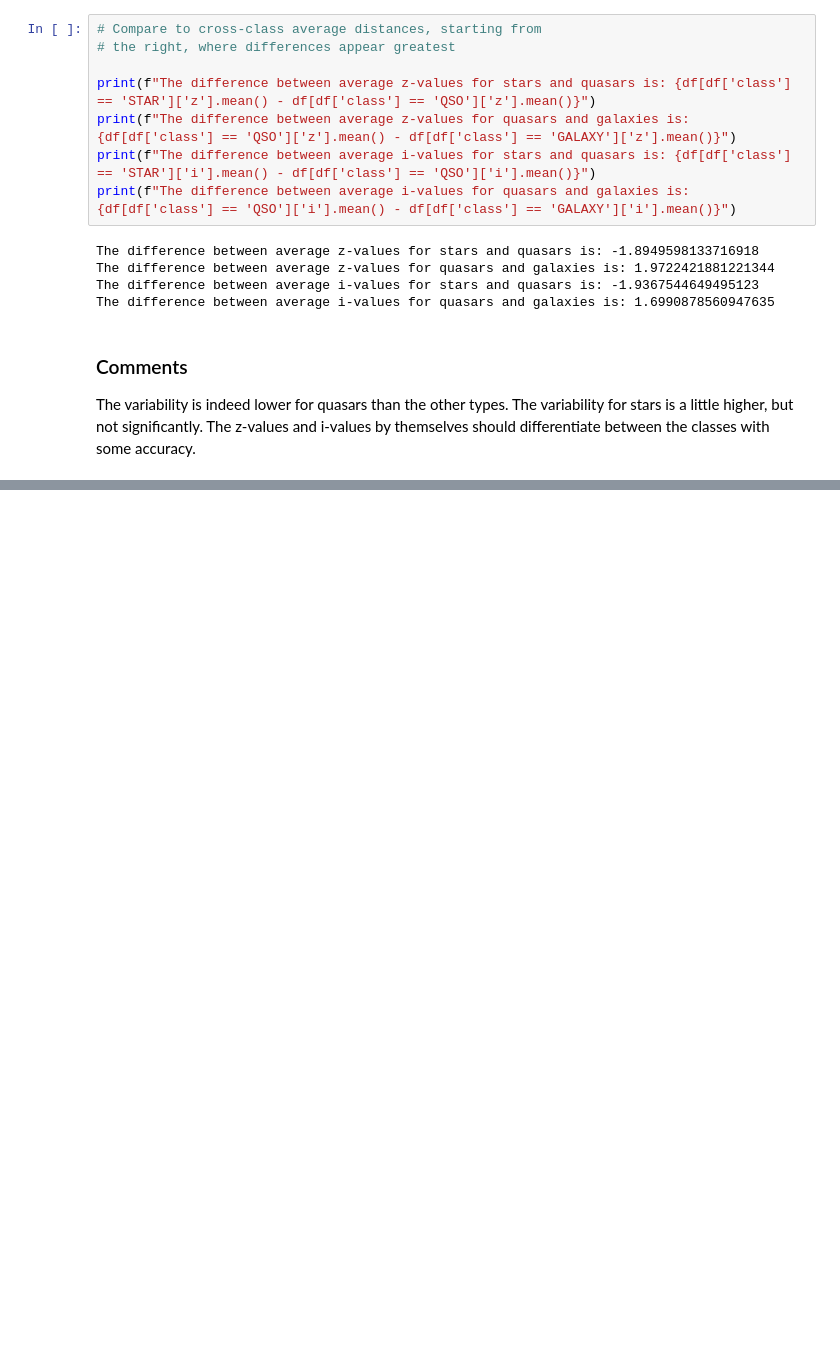
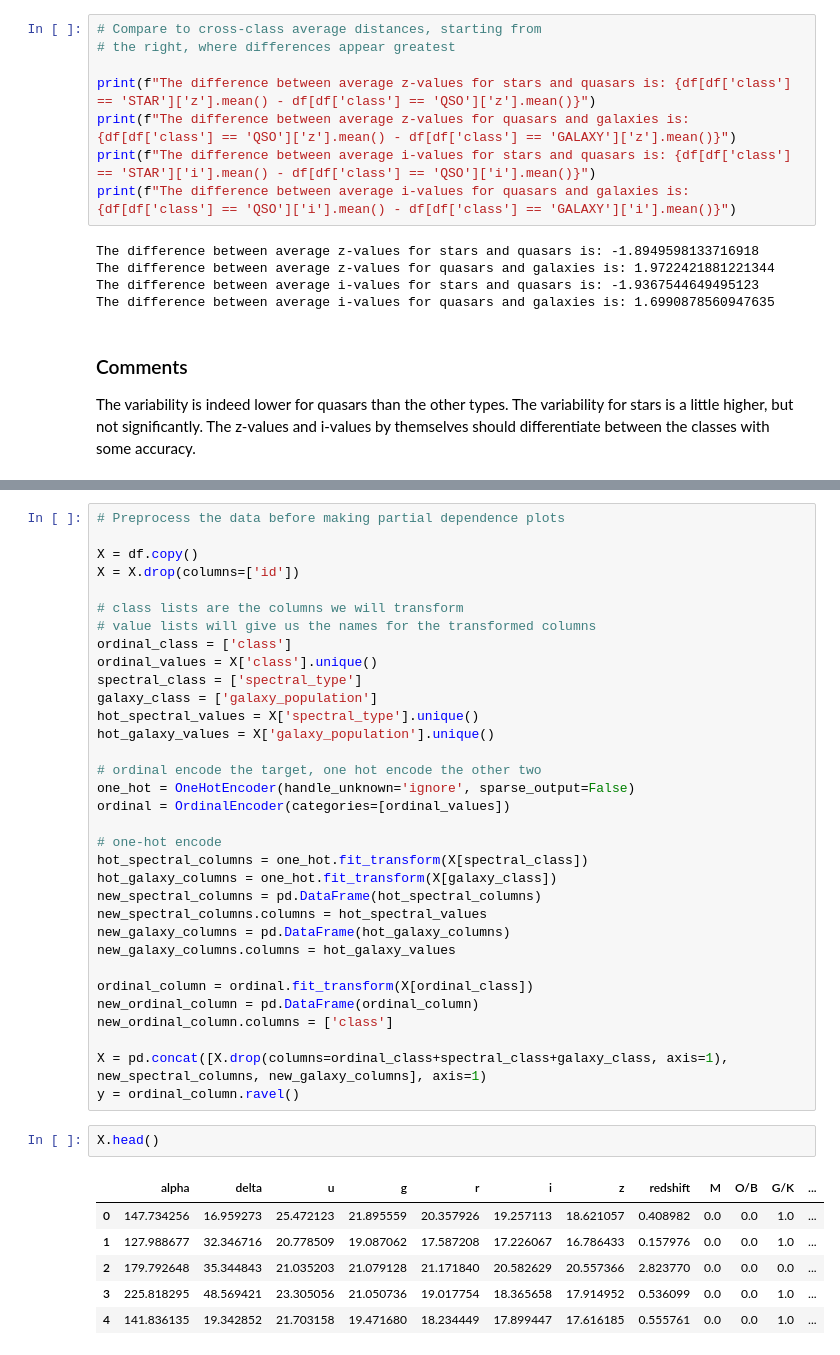
Before and after one commit to jaqueshere/kaggle-playground-stellar, a Jupyter notebook: kaggle-astro-exploratory.ipynb, the cells around one changed output, grey strips where cells are left out. Drawn from its saved outputs; the diff is of its cells as text; blank space fills up the shorter version.

```diff
--- a/kaggle-astro-exploratory.ipynb
+++ b/kaggle-astro-exploratory.ipynb
@@ -347,0 +357,42 @@ The variability is indeed lower for quasars than the other types. The variabilit
+# %%
+# Preprocess the data before making partial dependence plots
+
+X = df.copy()
+X = X.drop(columns=['id'])
+
+# class lists are the columns we will transform
+# value lists will give us the names for the transformed columns
+ordinal_class = ['class']
+ordinal_values = X['class'].unique()
+spectral_class = ['spectral_type']
+galaxy_class = ['galaxy_population']
+hot_spectral_values = X['spectral_type'].unique()
+hot_galaxy_values = X['galaxy_population'].unique()
+
+# ordinal encode the target, one hot encode the other two
+one_hot = OneHotEncoder(handle_unknown='ignore', sparse_output=False)
+ordinal = OrdinalEncoder(categories=[ordinal_values])
+
+# one-hot encode
+hot_spectral_columns = one_hot.fit_transform(X[spectral_class])
+hot_galaxy_columns = one_hot.fit_transform(X[galaxy_class])
+new_spectral_columns = pd.DataFrame(hot_spectral_columns)
+new_spectral_columns.columns = hot_spectral_values
+new_galaxy_columns = pd.DataFrame(hot_galaxy_columns)
+new_galaxy_columns.columns = hot_galaxy_values
+
+ordinal_column = ordinal.fit_transform(X[ordinal_class])
+new_ordinal_column = pd.DataFrame(ordinal_column)
+new_ordinal_column.columns = ['class']
+
+X = pd.concat([X.drop(columns=ordinal_class+spectral_class+galaxy_class, axis=1), new_spectral_columns, new_galaxy_columns], axis=1)
+y = ordinal_column.ravel()
+# %%
+X.head()
+# %% [output]
+|  | alpha | delta | u | g | r | i | z | redshift | M | O/B | G/K | ... |
+| 0 | 147.734256 | 16.959273 | 25.472123 | 21.895559 | 20.357926 | 19.257113 | 18.621057 | 0.408982 | 0.0 | 0.0 | 1.0 | ... |
+| 1 | 127.988677 | 32.346716 | 20.778509 | 19.087062 | 17.587208 | 17.226067 | 16.786433 | 0.157976 | 0.0 | 0.0 | 1.0 | ... |
+| 2 | 179.792648 | 35.344843 | 21.035203 | 21.079128 | 21.171840 | 20.582629 | 20.557366 | 2.823770 | 0.0 | 0.0 | 0.0 | ... |
+| 3 | 225.818295 | 48.569421 | 23.305056 | 21.050736 | 19.017754 | 18.365658 | 17.914952 | 0.536099 | 0.0 | 0.0 | 1.0 | ... |
+| 4 | 141.836135 | 19.342852 | 21.703158 | 19.471680 | 18.234449 | 17.899447 | 17.616185 | 0.555761 | 0.0 | 0.0 | 1.0 | ... |
```
Also changed, not shown: parts of 6 cells of this notebook.
